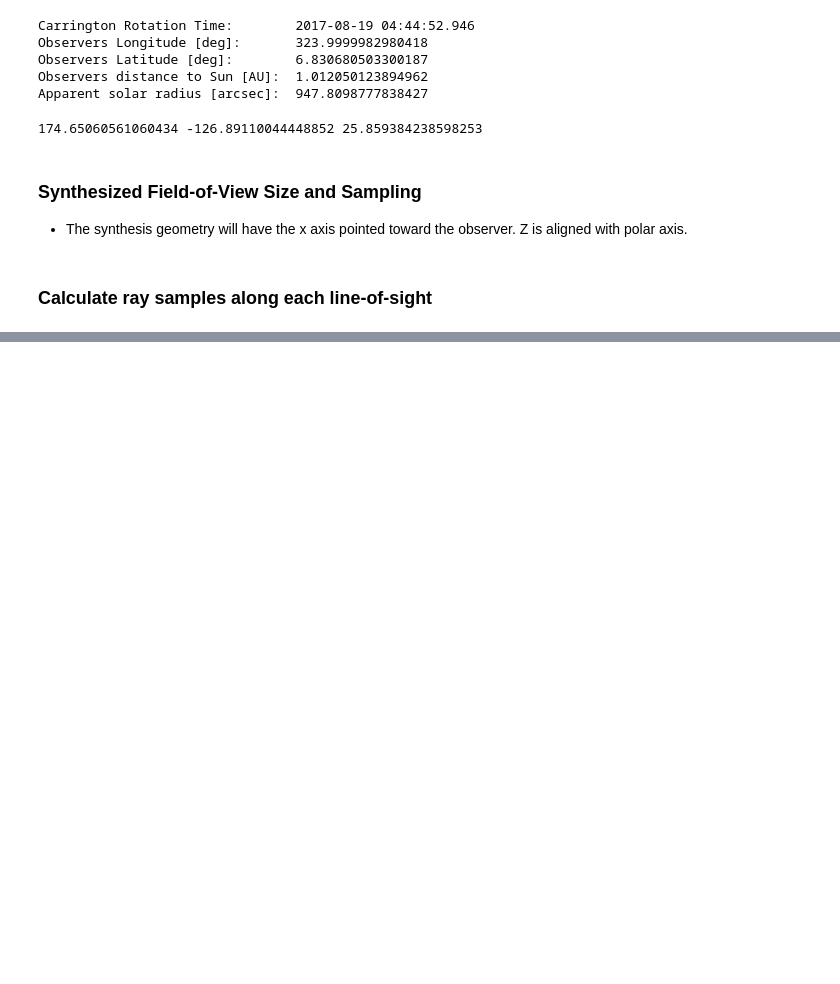
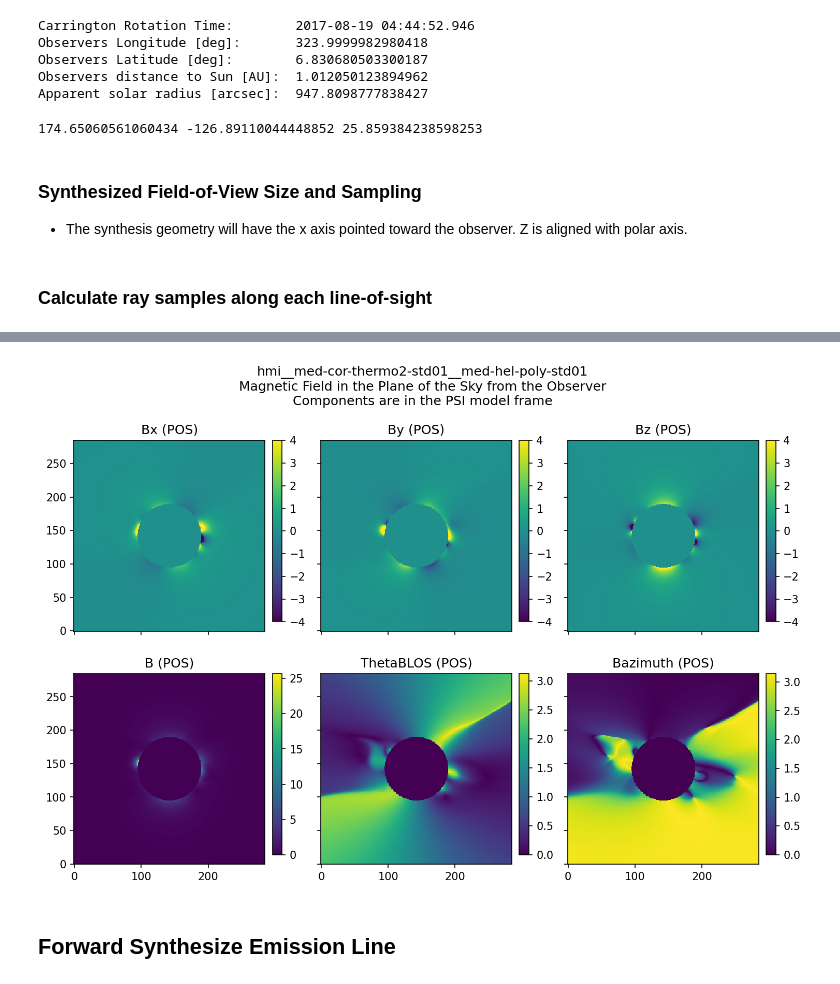
Before and after one commit to tschad/pycelp, a Jupyter notebook: examples/Example_PSI_model_synthesis.ipynb, the cells around one changed output, grey strips where cells are left out. Drawn from its saved outputs; the diff is of its cells as text; code cells hidden in the pictures; blank space fills up the shorter version.

```diff
--- a/examples/Example_PSI_model_synthesis.ipynb
+++ b/examples/Example_PSI_model_synthesis.ipynb
@@ -387,0 +306,3 @@ thetaAzi[np.isnan(thetaAzi)] = 0.
+# %%
+rays_xyz = rays_xyz.reshape(ray_npt,nrays,3)
+rays_sph = rays_sph.reshape(ray_npt,nrays,3)
@@ -387,0 +317,8 @@ thetaAzi[np.isnan(thetaAzi)] = 0.
+# %%
+## angle between losvec and the vector from disk center
+thetaDClos = np.arccos( (np.sum(rays_xyz*losvec.T[None,:,:],axis=2)/rays_sph[:,:,0]).clip(min = -1,max=1))
+# %%
+## get projection of B onto plane perpendicular to LOS
+## and the projection of DC vector onto same plane
+Bperp  = bxyzs - (blens*np.cos(thetaBlos))[:,:,None] * losvec.T[None,:,:]
+DCperp = rays_xyz - (rays_sph[:,:,0]*np.cos(thetaDClos))[:,:,None] * losvec.T[None,:,:]
@@ -388,3 +327,39 @@ thetaAzi[np.isnan(thetaAzi)] = 0.
+# %%
+## find angle between Bperp and DCperp, which is the azimuthal angle relative to disk center
+costhetaAzi = np.sum((Bperp*DCperp),axis=2)/(np.linalg.norm(Bperp,axis = 2)*np.linalg.norm(DCperp,axis = 2))
+del Bperp
+del DCperp
+thetaAzi = np.arccos(costhetaAzi.clip(min =-1,max=1))
+thetaAzi[np.isnan(thetaAzi)] = 0.
+del costhetaAzi
+# %%
+fig,ax = plt.subplots(2,3,figsize = (10,7),sharex=True,sharey=True)
+ax = ax.flatten()
+im0 = ax[0].imshow(bx_rays.reshape(ray_npt,nrays)[ray_npt//2,:].reshape(*yya.shape).T)
+im1 = ax[1].imshow(by_rays.reshape(ray_npt,nrays)[ray_npt//2,:].reshape(*yya.shape).T)
+im2 = ax[2].imshow(bz_rays.reshape(ray_npt,nrays)[ray_npt//2,:].reshape(*yya.shape).T)
+
+im3 = ax[3].imshow(blens[ray_npt//2,:].reshape(*yya.shape).T)
+im4 = ax[4].imshow(thetaBlos[ray_npt//2,:].reshape(*yya.shape).T)
+im5 = ax[5].imshow(thetaAzi[ray_npt//2,:].reshape(*yya.shape).T)
+for im in im0,im1,im2,: im.set_clim(-4,4)
+
+labs = 'Bx (POS)','By (POS)','Bz (POS)','B (POS)','ThetaBLOS (POS)','Bazimuth (POS)'
+for n in range(6): ax[n].set_title(labs[n])
+
+cbars = []
+for axi in ax:
+ cax = axi.inset_axes([1.04, 0.05, 0.05, 0.95], transform=axi.transAxes)
+ cbar1 = fig.colorbar(axi.get_images()[0],ax=axi,cax=cax)
+ cbars.append(cbar1)
+
+fig.suptitle(modelName + '\nMagnetic Field in the Plane of the Sky from the Observer\nComponents are in the PSI model frame')
+
+fig.tight_layout()
+# %% [output]
+[figure, added]
+# %% [markdown]
+## **Forward Synthesize Emission Line**
 # %%
 ln1 = fe13.get_emissionLine(10747.)
 geff,D_coeff,E_coeff = ln1.geff,ln1.Dcoeff,ln1.Ecoeff
```
Also changed, not shown: parts of 48 cells of this notebook, 1 other file.
